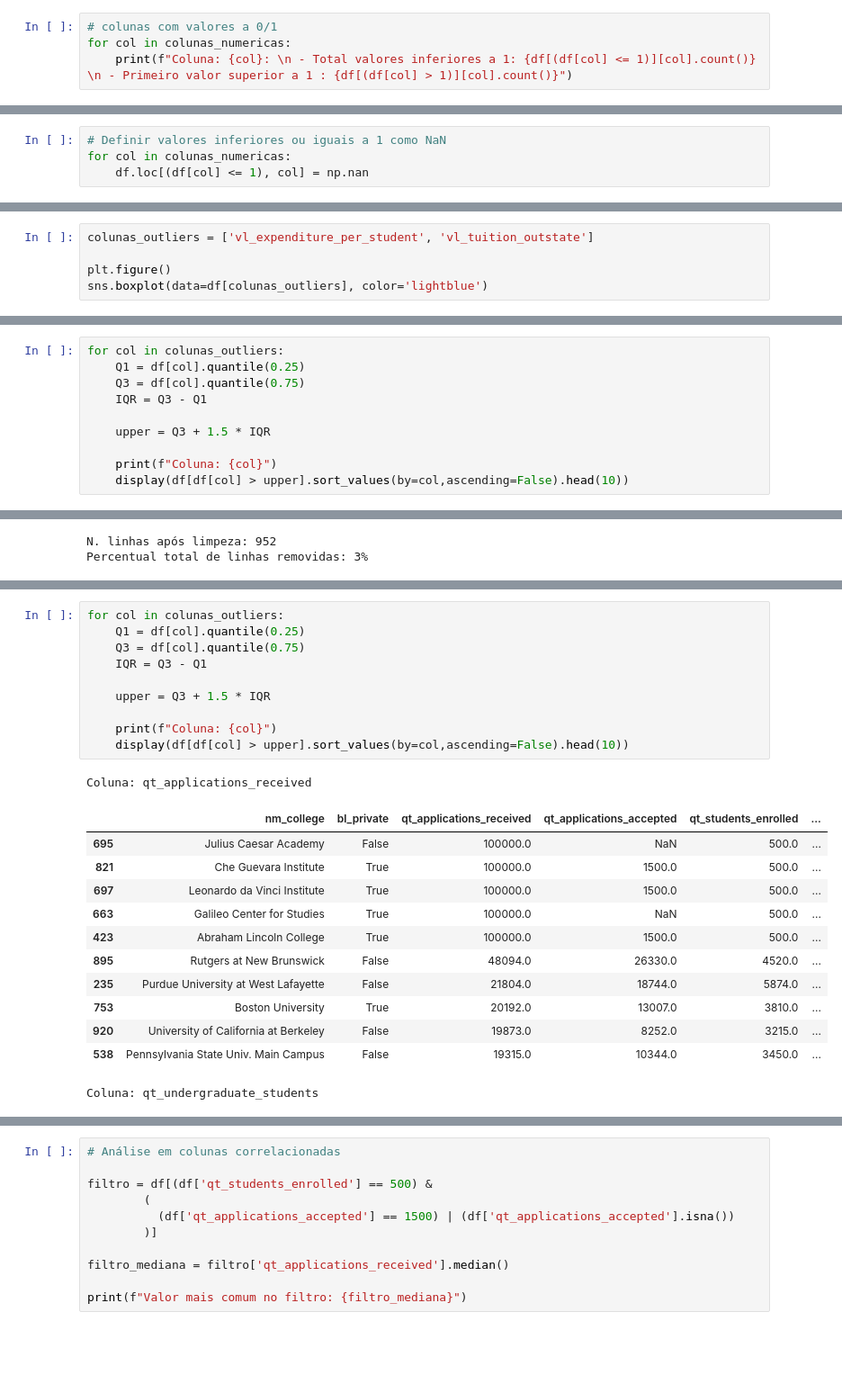
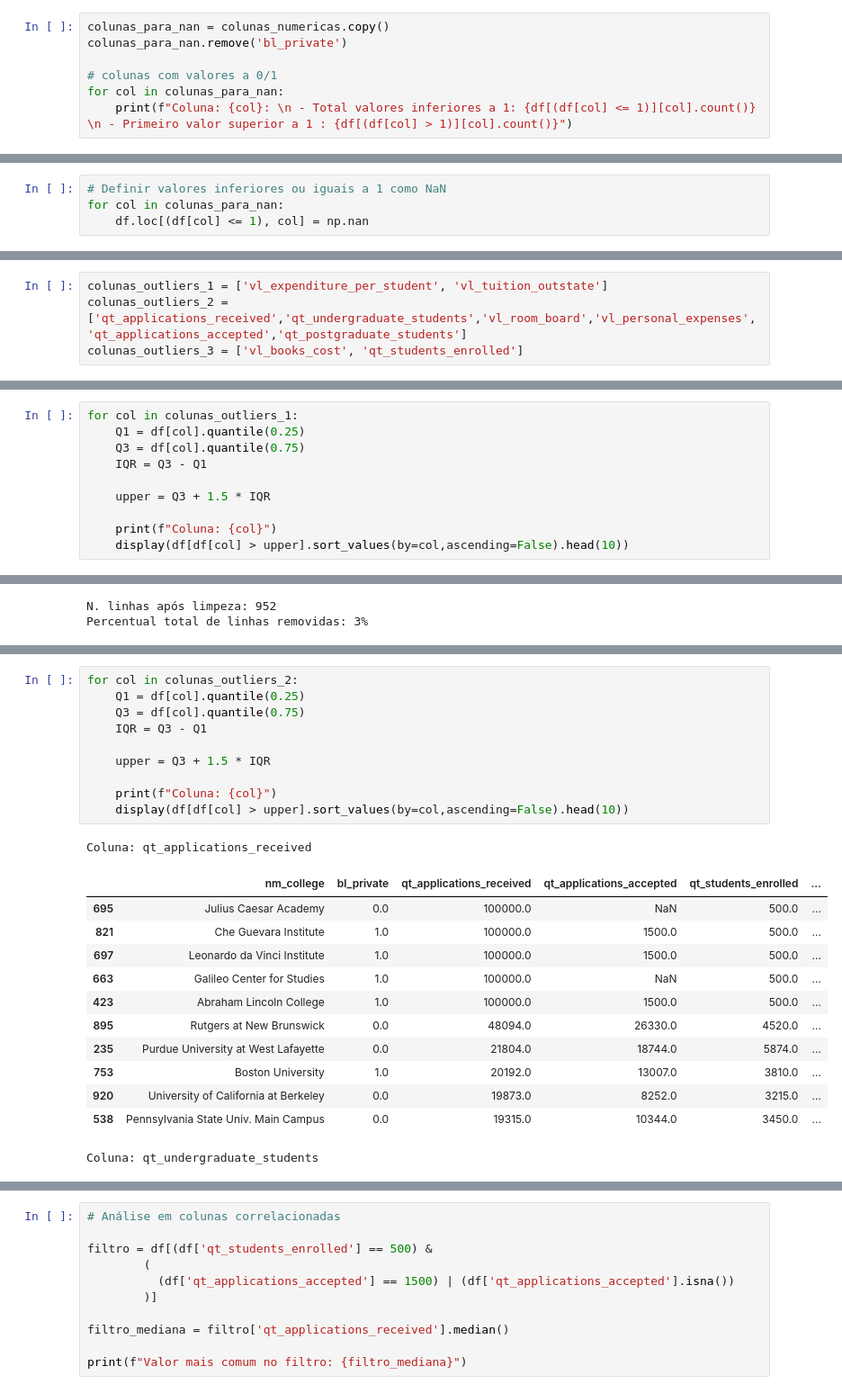
Before and after one commit to obimelo/Curso-MachineLearning-FCUP, a Jupyter notebook: Projeto/esqueleto.ipynb, the cells around one changed output, grey strips where cells are left out. Shown at 90% size. Drawn from its saved outputs; the diff is of its cells as text; blank space fills up the shorter version.

```diff
--- a/Projeto/esqueleto.ipynb
+++ b/Projeto/esqueleto.ipynb
@@ -281,8 +267,11 @@ colunas_graduate = ['qt_applications_received','qt_applications_accepted','qt_st
 colunas_top_perc = ['qt_top_10_percent','qt_top_25_percent']
 colunas_faculty = ['pc_faculty_with_phd','pc_faculty_with_terminal_degree']
 # %%
+colunas_para_nan = colunas_numericas.copy()
+colunas_para_nan.remove('bl_private')
+
 # colunas com valores a 0/1
-for col in colunas_numericas:
+for col in colunas_para_nan:
     print(f"Coluna: {col}: \n - Total valores inferiores a 1: {df[(df[col] <= 1)][col].count()} \n - Primeiro valor superior a 1 : {df[(df[col] > 1)][col].count()}")
 # %% [output]
 Coluna: qt_applications_received:
@@ -304,7 +293,7 @@ Coluna: pc_graduation_rate:
  - Primeiro valor superior a 1 : 937
 # %%
 # Definir valores inferiores ou iguais a 1 como NaN
-for col in colunas_numericas:
+for col in colunas_para_nan:
     df.loc[(df[col] <= 1), col] = np.nan
 # %%
 # colunas com outliers mais extremos
@@ -348,6 +338,5 @@ qt_top_10_percent                      45.500
 dtype: float64
 # %%
-colunas_outliers = ['vl_expenditure_per_student', 'vl_tuition_outstate']
-
-plt.figure()
-sns.boxplot(data=df[colunas_outliers], color='lightblue')
+colunas_outliers_1 = ['vl_expenditure_per_student', 'vl_tuition_outstate']
+colunas_outliers_2 = ['qt_applications_received','qt_undergraduate_students','vl_room_board','vl_personal_expenses','qt_applications_accepted','qt_postgraduate_students']
+colunas_outliers_3 = ['vl_books_cost', 'qt_students_enrolled']
@@ -357,5 +349,5 @@ sns.boxplot(data=df[colunas_outliers], color='lightblue')
 # %%
-for col in colunas_outliers:
+for col in colunas_outliers_1:
     Q1 = df[col].quantile(0.25)
     Q3 = df[col].quantile(0.75)
     IQR = Q3 - Q1
@@ -417,27 +407,27 @@ sns.boxplot(data=df[colunas_outliers], color='lightblue')
 <Axes: >
 [figure]
 # %%
-for col in colunas_outliers:
+for col in colunas_outliers_2:
     Q1 = df[col].quantile(0.25)
     Q3 = df[col].quantile(0.75)
     IQR = Q3 - Q1
 
     upper = Q3 + 1.5 * IQR
 
     print(f"Coluna: {col}")
     display(df[df[col] > upper].sort_values(by=col,ascending=False).head(10))
 # %% [output]
 Coluna: qt_applications_received
 |  | nm_college | bl_private | qt_applications_received | qt_applications_accepted | qt_students_enrolled | ... |
-| 695 | Julius Caesar Academy | False | 100000.0 | NaN | 500.0 | ... |
-| 821 | Che Guevara Institute | True | 100000.0 | 1500.0 | 500.0 | ... |
-| 697 | Leonardo da Vinci Institute | True | 100000.0 | 1500.0 | 500.0 | ... |
-| 663 | Galileo Center for Studies | True | 100000.0 | NaN | 500.0 | ... |
-| 423 | Abraham Lincoln College | True | 100000.0 | 1500.0 | 500.0 | ... |
-| 895 | Rutgers at New Brunswick | False | 48094.0 | 26330.0 | 4520.0 | ... |
-| 235 | Purdue University at West Lafayette | False | 21804.0 | 18744.0 | 5874.0 | ... |
-| 753 | Boston University | True | 20192.0 | 13007.0 | 3810.0 | ... |
-| 920 | University of California at Berkeley | False | 19873.0 | 8252.0 | 3215.0 | ... |
-| 538 | Pennsylvania State Univ. Main Campus | False | 19315.0 | 10344.0 | 3450.0 | ... |
+| 695 | Julius Caesar Academy | 0.0 | 100000.0 | NaN | 500.0 | ... |
+| 821 | Che Guevara Institute | 1.0 | 100000.0 | 1500.0 | 500.0 | ... |
+| 697 | Leonardo da Vinci Institute | 1.0 | 100000.0 | 1500.0 | 500.0 | ... |
+| 663 | Galileo Center for Studies | 1.0 | 100000.0 | NaN | 500.0 | ... |
+| 423 | Abraham Lincoln College | 1.0 | 100000.0 | 1500.0 | 500.0 | ... |
+| 895 | Rutgers at New Brunswick | 0.0 | 48094.0 | 26330.0 | 4520.0 | ... |
+| 235 | Purdue University at West Lafayette | 0.0 | 21804.0 | 18744.0 | 5874.0 | ... |
+| 753 | Boston University | 1.0 | 20192.0 | 13007.0 | 3810.0 | ... |
+| 920 | University of California at Berkeley | 0.0 | 19873.0 | 8252.0 | 3215.0 | ... |
+| 538 | Pennsylvania State Univ. Main Campus | 0.0 | 19315.0 | 10344.0 | 3450.0 | ... |
 Coluna: qt_undergraduate_students
 |  | nm_college | bl_private | qt_applications_received | qt_applications_accepted | qt_students_enrolled | ... |
```
Also changed, not shown: parts of 50 cells of this notebook.
